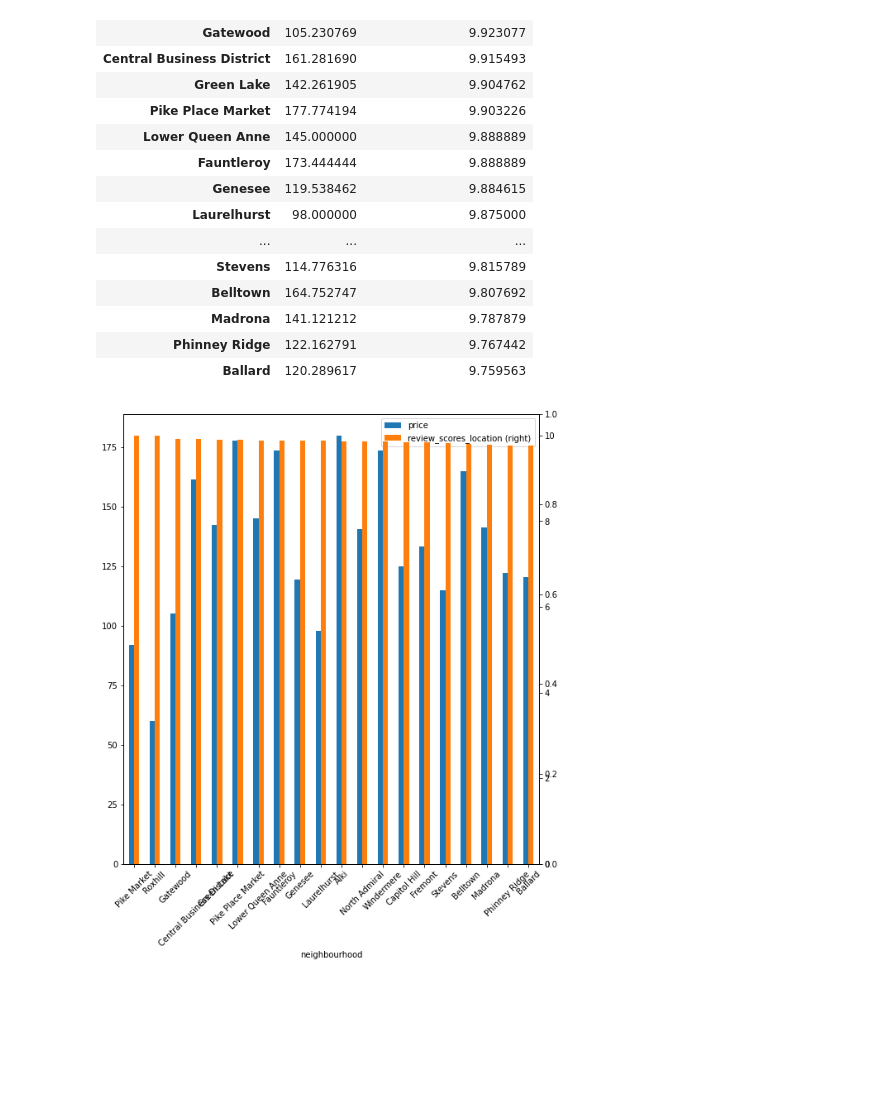
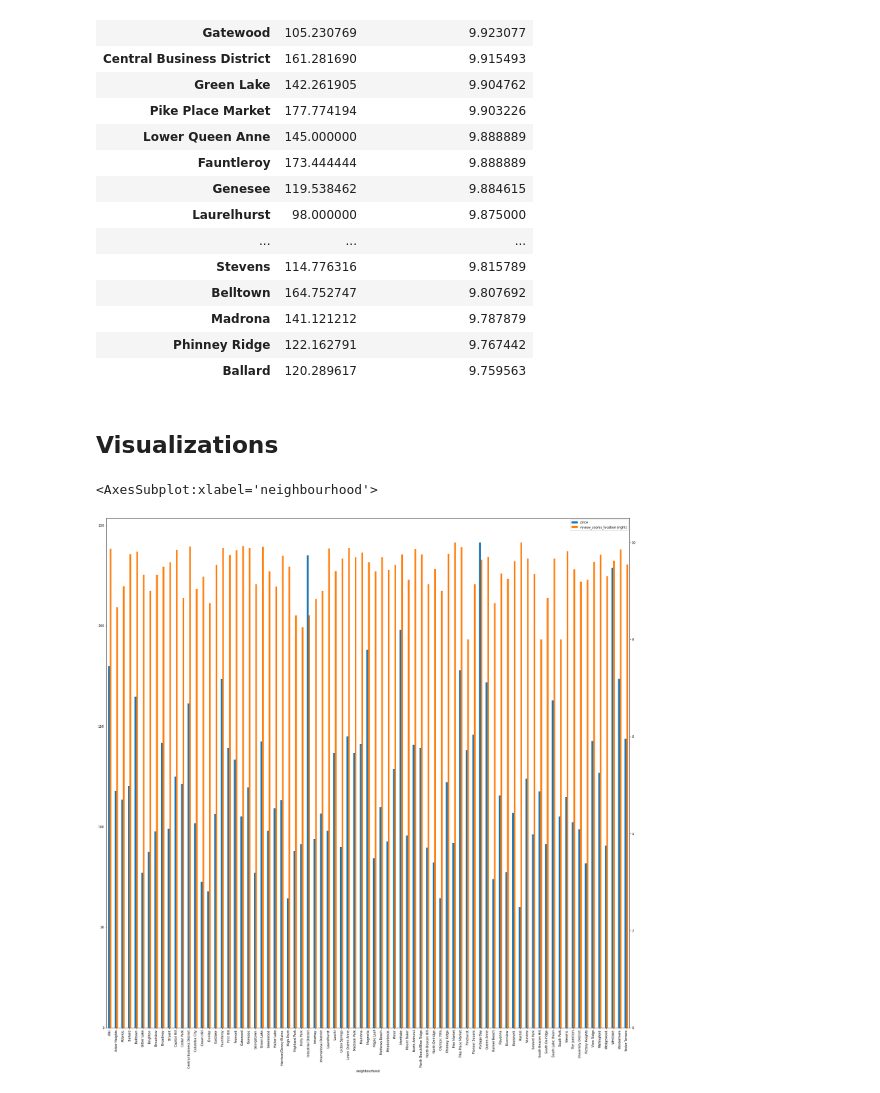
Before and after one commit to pato0301/seattle_data_analysis, a Jupyter notebook: udacity-airbnb-project.ipynb, the cells around one changed output. Cells and saved outputs as stored; diff of their text form; code cells hidden in the pictures; blank space fills up the shorter version.

```diff
--- a/udacity-airbnb-project.ipynb
+++ b/udacity-airbnb-project.ipynb
@@ -370,11 +417,17 @@ best_2_rent_top
 | Madrona | 141.121212 | 9.787879 |
 | Phinney Ridge | 122.162791 | 9.767442 |
 | Ballard | 120.289617 | 9.759563 |
+# %% [markdown]
+## Visualizations
+# %%
+# Bar char of locations reviews and prices
+best_2_rent.plot.bar(secondary_y='review_scores_location',rot=90, figsize=(30,30))
+# %% [output]
+<AxesSubplot:xlabel='neighbourhood'>
+[figure, added]
 # %%
 # Bar char of top 20 locations reviews and prices
-ax = best_2_rent_top.plot.bar(secondary_y='review_scores_location', rot=45, figsize=(9,10))
+ax = best_2_rent_top.plot.bar(secondary_y='review_scores_location', rot=90, figsize=(9,10))
 ax2 = ax.twinx()
 
 plt.show()
-# %% [output]
-[figure, removed]
```
Also changed, not shown: parts of 23 cells of this notebook.
